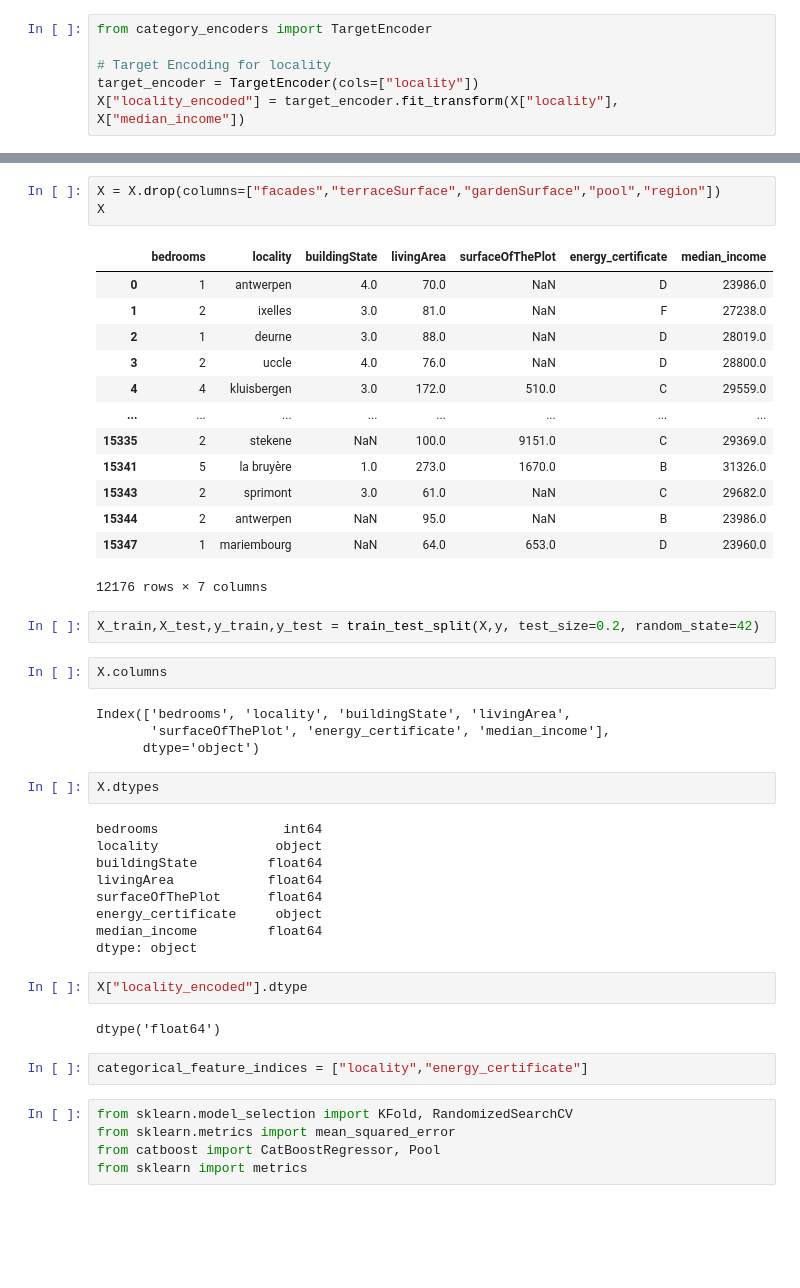
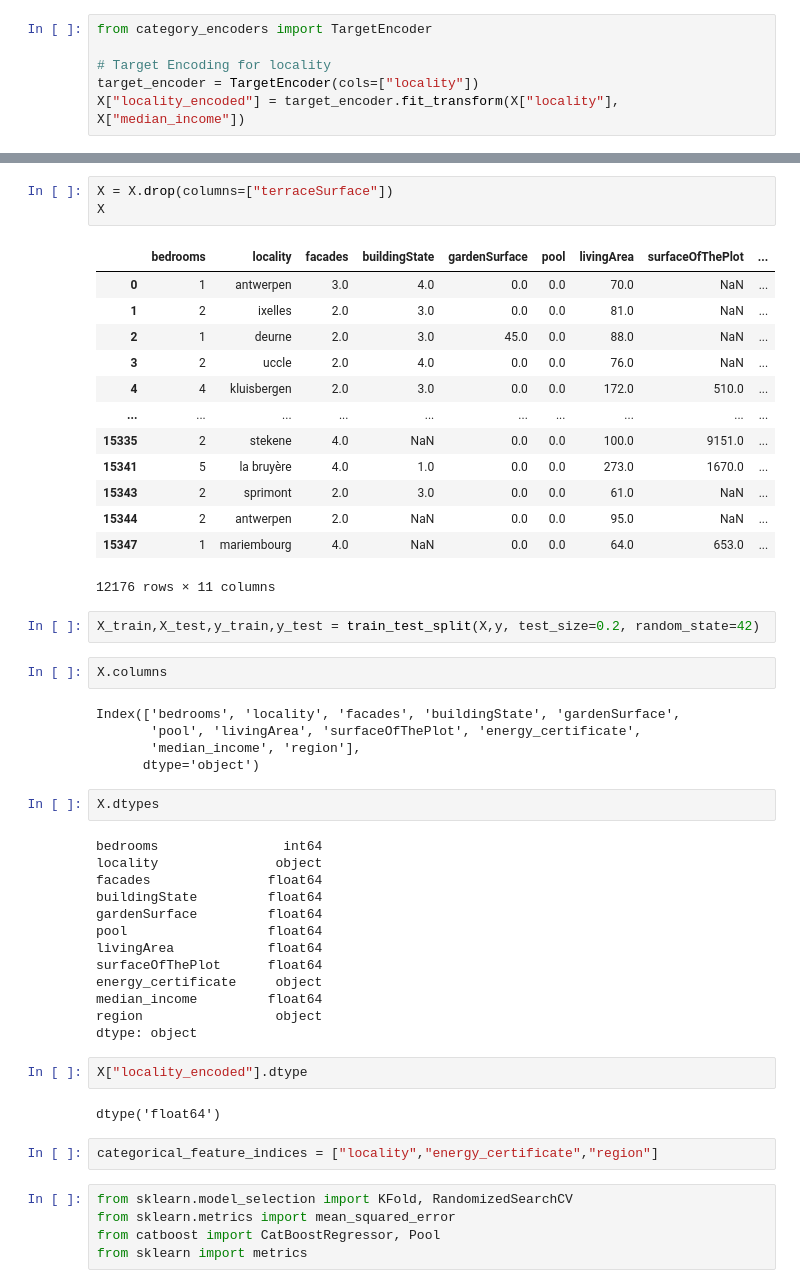
Before and after one commit to 2moonyo/regression, a Jupyter notebook: WIP.ipynb, the cells around one changed output, grey strips where cells are left out. Saved outputs shown, nothing was run; the diff lists cells and outputs as text; blank space fills up the shorter version.

```diff
--- a/WIP.ipynb
+++ b/WIP.ipynb
@@ -888,46 +902,51 @@ Index(['bedrooms', 'locality', 'buildingState', 'livingArea',
       dtype='object')
 # %%
-X = X.drop(columns=["facades","terraceSurface","gardenSurface","pool","region"])
+X = X.drop(columns=["terraceSurface"])
 X
 # %% [output]
-|  | bedrooms | locality | buildingState | livingArea | surfaceOfThePlot | energy_certificate | median_income |
-| 0 | 1 | antwerpen | 4.0 | 70.0 | NaN | D | 23986.0 |
-| 1 | 2 | ixelles | 3.0 | 81.0 | NaN | F | 27238.0 |
-| 2 | 1 | deurne | 3.0 | 88.0 | NaN | D | 28019.0 |
-| 3 | 2 | uccle | 4.0 | 76.0 | NaN | D | 28800.0 |
-| 4 | 4 | kluisbergen | 3.0 | 172.0 | 510.0 | C | 29559.0 |
-| ... | ... | ... | ... | ... | ... | ... | ... |
-| 15335 | 2 | stekene | NaN | 100.0 | 9151.0 | C | 29369.0 |
-| 15341 | 5 | la bruyère | 1.0 | 273.0 | 1670.0 | B | 31326.0 |
-| 15343 | 2 | sprimont | 3.0 | 61.0 | NaN | C | 29682.0 |
-| 15344 | 2 | antwerpen | NaN | 95.0 | NaN | B | 23986.0 |
-| 15347 | 1 | mariembourg | NaN | 64.0 | 653.0 | D | 23960.0 |
+|  | bedrooms | locality | facades | buildingState | gardenSurface | pool | livingArea | surfaceOfThePlot | ... |
+| 0 | 1 | antwerpen | 3.0 | 4.0 | 0.0 | 0.0 | 70.0 | NaN | ... |
+| 1 | 2 | ixelles | 2.0 | 3.0 | 0.0 | 0.0 | 81.0 | NaN | ... |
+| 2 | 1 | deurne | 2.0 | 3.0 | 45.0 | 0.0 | 88.0 | NaN | ... |
+| 3 | 2 | uccle | 2.0 | 4.0 | 0.0 | 0.0 | 76.0 | NaN | ... |
+| 4 | 4 | kluisbergen | 2.0 | 3.0 | 0.0 | 0.0 | 172.0 | 510.0 | ... |
+| ... | ... | ... | ... | ... | ... | ... | ... | ... | ... |
+| 15335 | 2 | stekene | 4.0 | NaN | 0.0 | 0.0 | 100.0 | 9151.0 | ... |
+| 15341 | 5 | la bruyère | 4.0 | 1.0 | 0.0 | 0.0 | 273.0 | 1670.0 | ... |
+| 15343 | 2 | sprimont | 2.0 | 3.0 | 0.0 | 0.0 | 61.0 | NaN | ... |
+| 15344 | 2 | antwerpen | 2.0 | NaN | 0.0 | 0.0 | 95.0 | NaN | ... |
+| 15347 | 1 | mariembourg | 4.0 | NaN | 0.0 | 0.0 | 64.0 | 653.0 | ... |
-12176 rows × 7 columns
+12176 rows × 11 columns
 # %%
 X_train,X_test,y_train,y_test = train_test_split(X,y, test_size=0.2, random_state=42)
 # %%
 X.columns
 # %% [output]
-Index(['bedrooms', 'locality', 'buildingState', 'livingArea',
-       'surfaceOfThePlot', 'energy_certificate', 'median_income'],
+Index(['bedrooms', 'locality', 'facades', 'buildingState', 'gardenSurface',
+       'pool', 'livingArea', 'surfaceOfThePlot', 'energy_certificate',
+       'median_income', 'region'],
       dtype='object')
 # %%
 X.dtypes
 # %% [output]
 bedrooms                int64
 locality               object
+facades               float64
 buildingState         float64
+gardenSurface         float64
+pool                  float64
 livingArea            float64
 surfaceOfThePlot      float64
 energy_certificate     object
 median_income         float64
+region                 object
 dtype: object
 # %%
 X["locality_encoded"].dtype
 # %% [output]
 dtype('float64')
 # %%
-categorical_feature_indices = ["locality","energy_certificate"]
+categorical_feature_indices = ["locality","energy_certificate","region"]
 # %%
 from sklearn.model_selection import KFold, RandomizedSearchCV
 from sklearn.metrics import mean_squared_error
```
Also changed, not shown: parts of 11 cells of this notebook, 18 other files.
